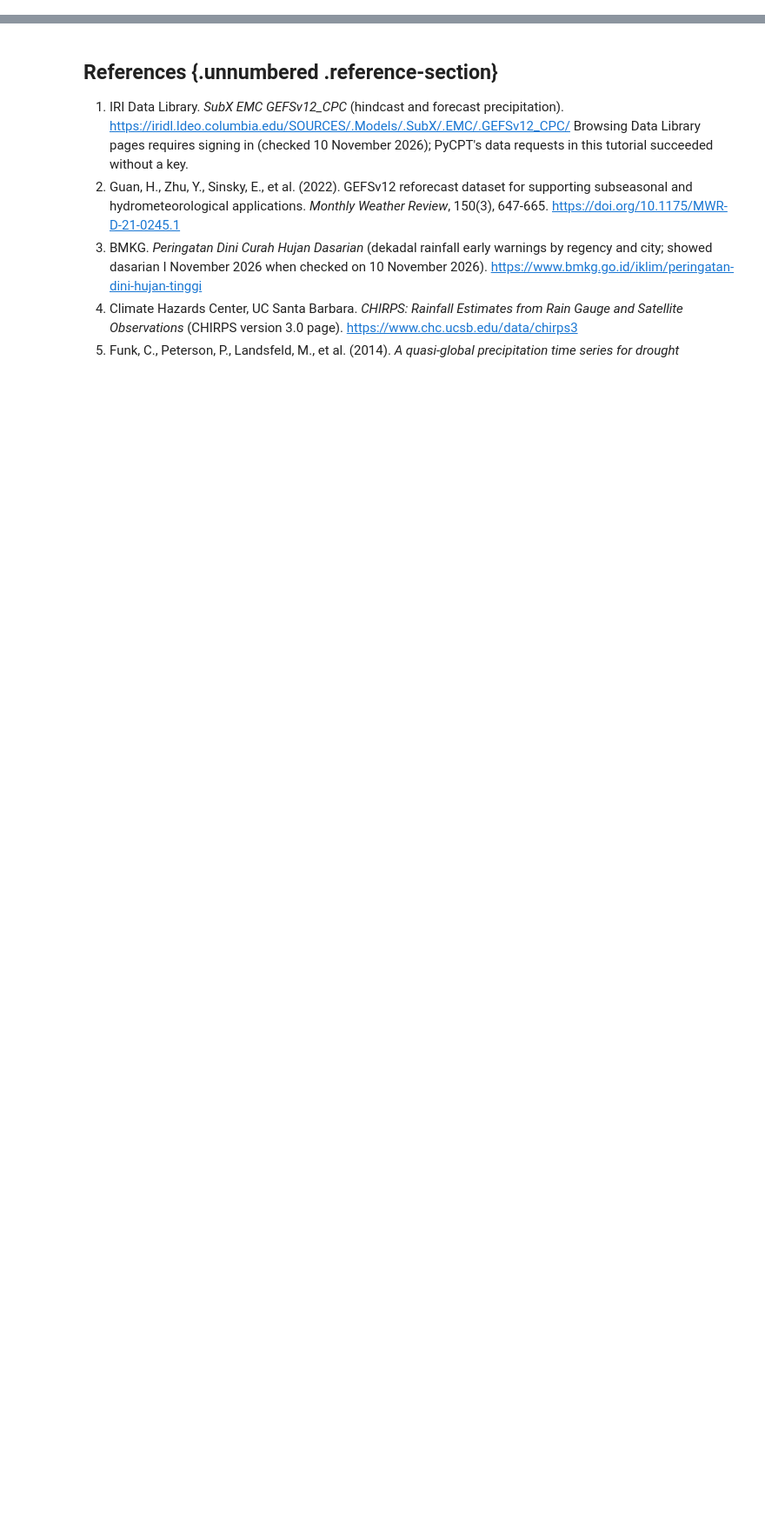
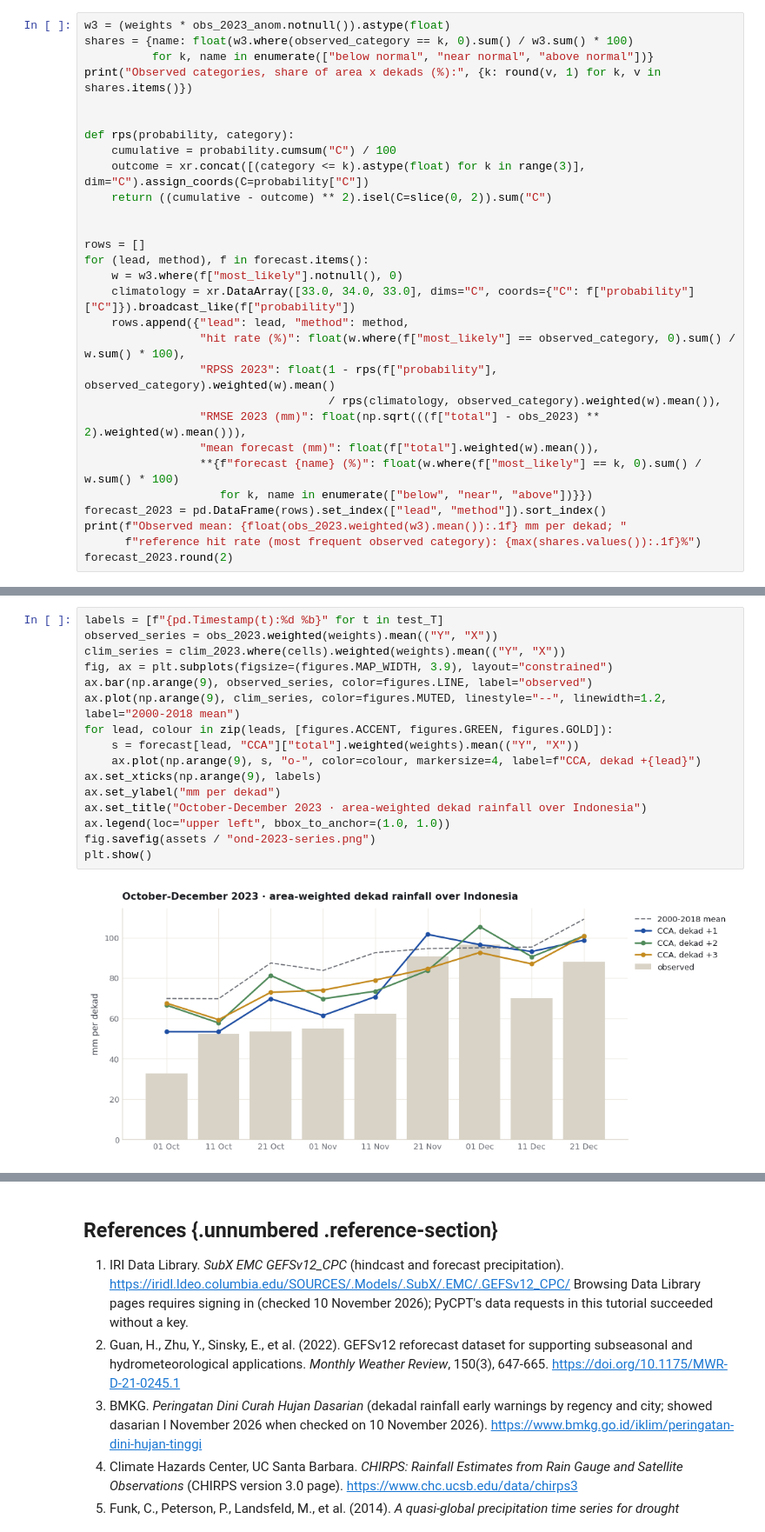
Before and after one commit to bennyistanto/pycpt-tutorial, a Jupyter notebook: docs/notebooks/dekad-leads-2023.ipynb, the cells around one changed output, grey strips where cells are left out. Shown at 87% size. Saved outputs shown, nothing was run; the diff lists cells and outputs as text; blank space fills up the shorter version.

```diff
--- a/docs/notebooks/dekad-leads-2023.ipynb
+++ b/docs/notebooks/dekad-leads-2023.ipynb
@@ -558,0 +479,29 @@ docs/assets/dekad-leads-2023/skill-by-lead.png  (105 kB)
+# %%
+w3 = (weights * obs_2023_anom.notnull()).astype(float)
+shares = {name: float(w3.where(observed_category == k, 0).sum() / w3.sum() * 100)
+          for k, name in enumerate(["below normal", "near normal", "above normal"])}
+print("Observed categories, share of area x dekads (%):", {k: round(v, 1) for k, v in shares.items()})
+
+
+def rps(probability, category):
+    cumulative = probability.cumsum("C") / 100
+    outcome = xr.concat([(category <= k).astype(float) for k in range(3)], dim="C").assign_coords(C=probability["C"])
+    return ((cumulative - outcome) ** 2).isel(C=slice(0, 2)).sum("C")
+
+
+rows = []
+for (lead, method), f in forecast.items():
+    w = w3.where(f["most_likely"].notnull(), 0)
+    climatology = xr.DataArray([33.0, 34.0, 33.0], dims="C", coords={"C": f["probability"]["C"]}).broadcast_like(f["probability"])
+    rows.append({"lead": lead, "method": method,
+                 "hit rate (%)": float(w.where(f["most_likely"] == observed_category, 0).sum() / w.sum() * 100),
+                 "RPSS 2023": float(1 - rps(f["probability"], observed_category).weighted(w).mean()
+                                    / rps(climatology, observed_category).weighted(w).mean()),
+                 "RMSE 2023 (mm)": float(np.sqrt(((f["total"] - obs_2023) ** 2).weighted(w).mean())),
+                 "mean forecast (mm)": float(f["total"].weighted(w).mean()),
+                 **{f"forecast {name} (%)": float(w.where(f["most_likely"] == k, 0).sum() / w.sum() * 100)
+                    for k, name in enumerate(["below", "near", "above"])}})
+forecast_2023 = pd.DataFrame(rows).set_index(["lead", "method"]).sort_index()
+print(f"Observed mean: {float(obs_2023.weighted(w3).mean()):.1f} mm per dekad; "
+      f"reference hit rate (most frequent observed category): {max(shares.values()):.1f}%")
+forecast_2023.round(2)
@@ -558,0 +519,18 @@ docs/assets/dekad-leads-2023/skill-by-lead.png  (105 kB)
+# %%
+labels = [f"{pd.Timestamp(t):%d %b}" for t in test_T]
+observed_series = obs_2023.weighted(weights).mean(("Y", "X"))
+clim_series = clim_2023.where(cells).weighted(weights).mean(("Y", "X"))
+fig, ax = plt.subplots(figsize=(figures.MAP_WIDTH, 3.9), layout="constrained")
+ax.bar(np.arange(9), observed_series, color=figures.LINE, label="observed")
+ax.plot(np.arange(9), clim_series, color=figures.MUTED, linestyle="--", linewidth=1.2, label="2000-2018 mean")
+for lead, colour in zip(leads, [figures.ACCENT, figures.GREEN, figures.GOLD]):
+    s = forecast[lead, "CCA"]["total"].weighted(weights).mean(("Y", "X"))
+    ax.plot(np.arange(9), s, "o-", color=colour, markersize=4, label=f"CCA, dekad +{lead}")
+ax.set_xticks(np.arange(9), labels)
+ax.set_ylabel("mm per dekad")
+ax.set_title("October-December 2023 · area-weighted dekad rainfall over Indonesia")
+ax.legend(loc="upper left", bbox_to_anchor=(1.0, 1.0))
+fig.savefig(assets / "ond-2023-series.png")
+plt.show()
+# %% [output]
+[figure, added]
```
Also changed, not shown: parts of 51 cells of this notebook, 26 other files.
